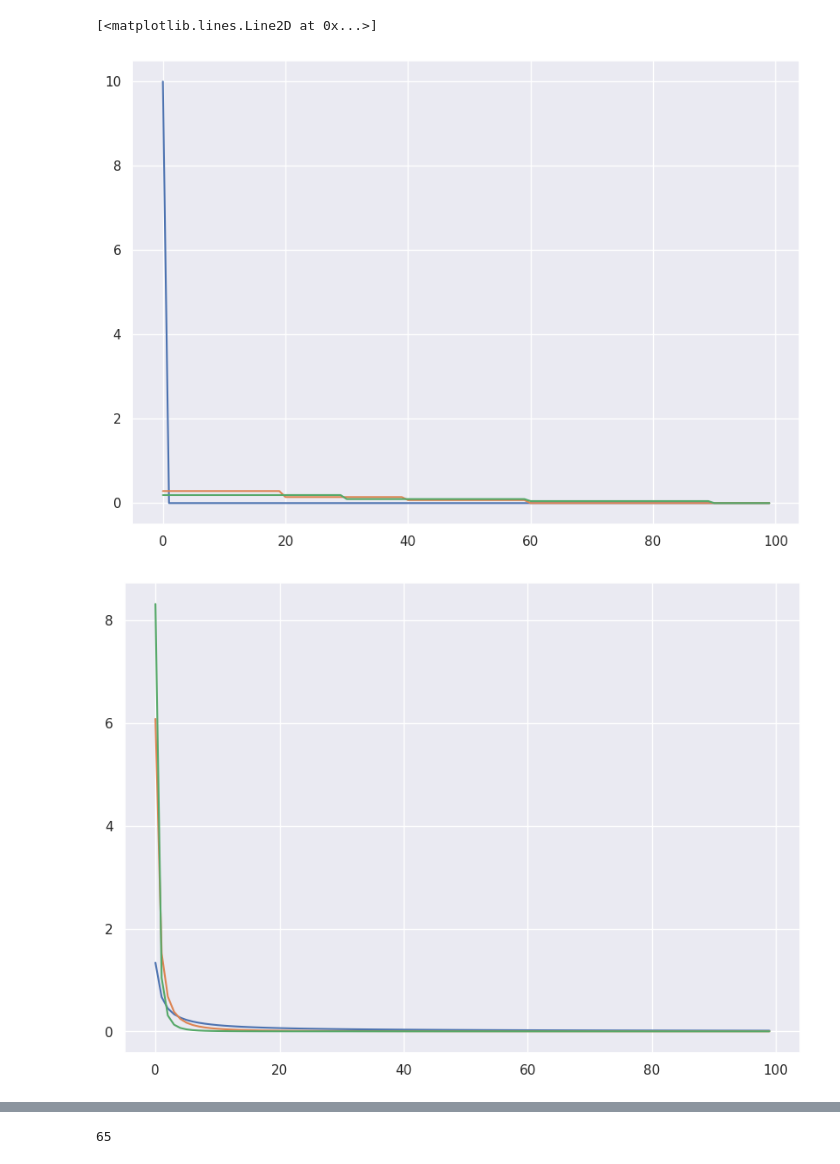
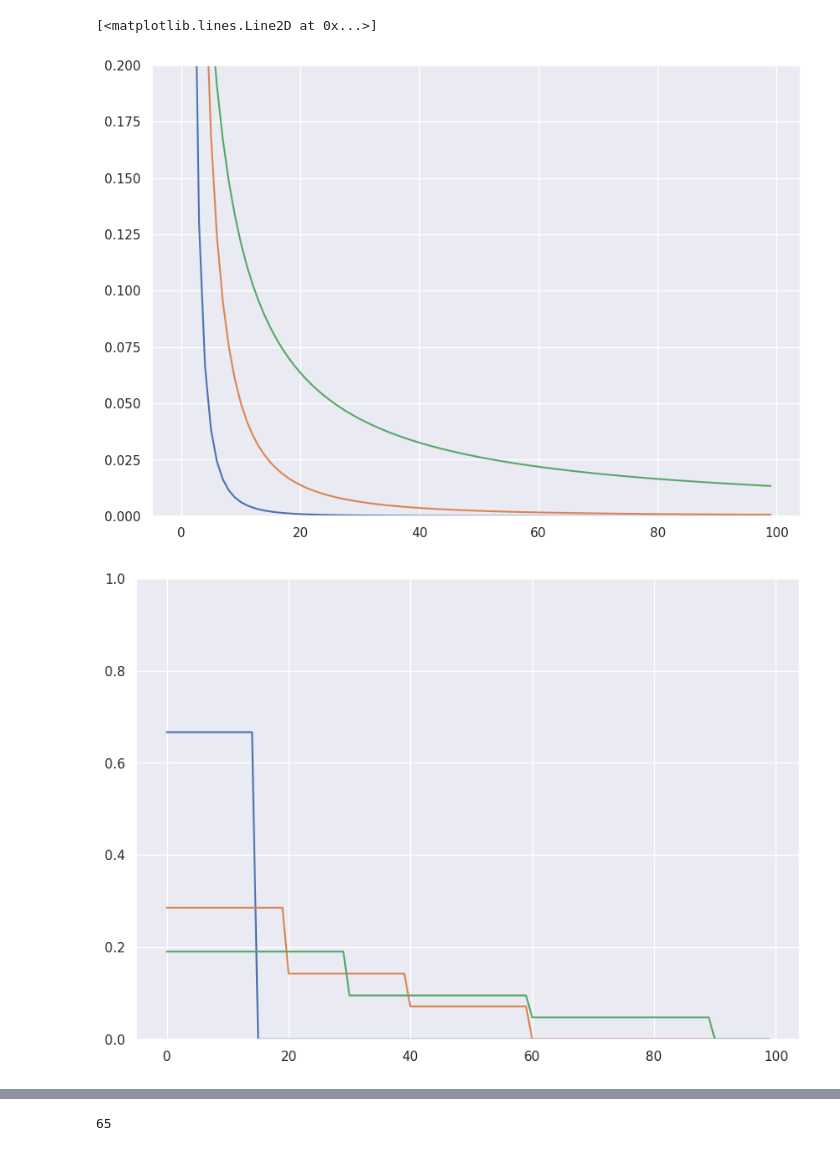
Before and after one commit to EarlyStop/EarlyStopping, a Jupyter notebook: notebooks/L2BoostExample.ipynb, the cells around one changed output, grey strips where cells are left out. Drawn from its saved outputs; the diff is of its cells as text; code cells hidden in the pictures.

```diff
--- a/notebooks/L2BoostExample.ipynb
+++ b/notebooks/L2BoostExample.ipynb
@@ -12,46 +12,48 @@ import EarlyStopping as es
 # Metaparameters
 sample_size = 1000
 para_size   = 1000
 
 # Gamma-sparse signals
-beta_3   = 1 / (1 + np.arange(paraSize))**3
+beta_3   = 1 / (1 + np.arange(para_size))**3
 beta_3   = 10 * beta_3 / np.sum(np.abs(beta_3))
 
-beta_2   = 1 / (1 + np.arange(paraSize))**2
+beta_2   = 1 / (1 + np.arange(para_size))**2
 beta_2   = 10 * beta_2 / np.sum(np.abs(beta_2))
 
-beta_1   = 1 / (1 + np.arange(paraSize))
+beta_1   = 1 / (1 + np.arange(para_size))
 beta_1   = 10 * beta_1 / np.sum(np.abs(beta_1))
 
 # S-sparse signals
-beta_15        = np.zeros(paraSize)
-beta_15[0]     = 1
+beta_15        = np.zeros(para_size)
+beta_15[0:15]  = 1
 beta_15        = 10 * beta_15 / np.sum(np.abs(beta_15))
 
-beta_60        = np.zeros(paraSize)
+beta_60        = np.zeros(para_size)
 beta_60[0:20]  = 1
 beta_60[20:40] = 0.5
 beta_60[40:60] = 0.25
 beta_60        = 10 * beta_60 / np.sum(np.abs(beta_60))
 
-beta_90        = np.zeros(paraSize)
+beta_90        = np.zeros(para_size)
 beta_90[0:30]  = 1
 beta_90[30:60] = 0.5
 beta_90[60:90] = 0.25
 beta_90        = 10 * beta_90 / np.sum(np.abs(beta_90))
 
 fig = plt.figure(figsize = (10,7))
+plt.ylim(0, 0.2)
+plt.plot(beta_3[0:100])
+plt.plot(beta_2[0:100])
+plt.plot(beta_1[0:100])
+
+fig = plt.figure(figsize = (10,7))
+plt.ylim(0, 1)
 plt.plot(beta_15[0:100])
 plt.plot(beta_60[0:100])
 plt.plot(beta_90[0:100])
-
-fig = plt.figure(figsize = (10,7))
-plt.plot(beta_1[0:100])
-plt.plot(beta_2[0:100])
-plt.plot(beta_3[0:100])
 # %% [output]
 [<matplotlib.lines.Line2D at 0x...>]
-[figure, old version]
+[figure, new version]
-[figure, old version]
+[figure, new version]
 # %%
 # Simulating data
```
Also changed, not shown: parts of 2 cells of this notebook, 4 other files.
